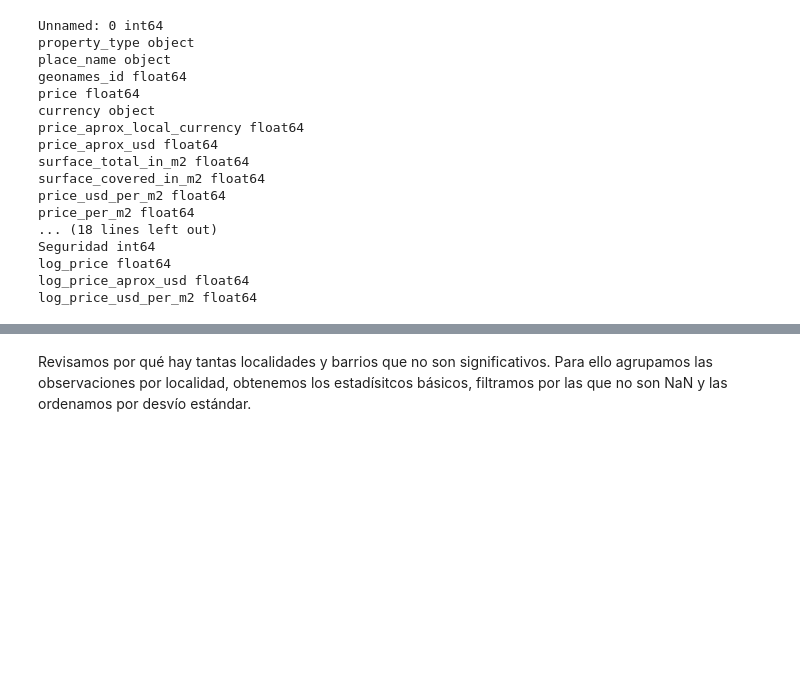
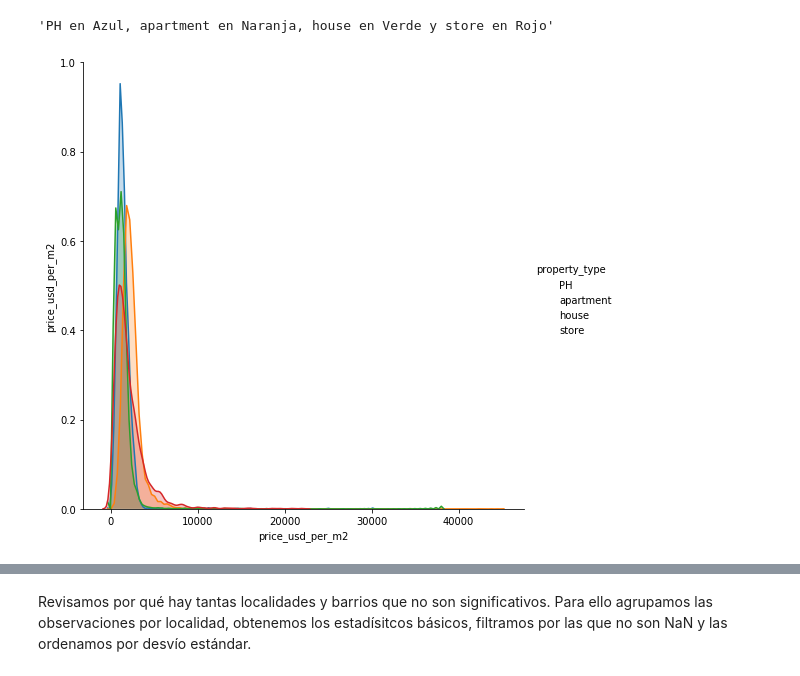
Before and after one commit to francodegio/DigitalHouse, a Jupyter notebook: Desafío 2 - Properati.ipynb, the cells around one changed output, grey strips where cells are left out. Drawn from its saved outputs; the diff is of its cells as text; code cells hidden in the pictures; blank space fills up the shorter version.

```diff
--- a/Desafío 2 - Properati.ipynb
+++ b/Desafío 2 - Properati.ipynb
@@ -36,21 +21,6 @@ df
-# %%
-for i in df.columns:
-    print(i, df[i].dtype)
-# %% [output]
-Unnamed: 0 int64
-property_type object
-place_name object
-geonames_id float64
-price float64
-currency object
-price_aprox_local_currency float64
-price_aprox_usd float64
-surface_total_in_m2 float64
-surface_covered_in_m2 float64
-price_usd_per_m2 float64
-price_per_m2 float64
-... (18 lines left out)
-Seguridad int64
-log_price float64
-log_price_aprox_usd float64
-log_price_usd_per_m2 float64
+# %%
+sns.pairplot(df, vars=['price_usd_per_m2'], hue='property_type', height=7, markers='property_type'); 'PH en Azul, \
+apartment en Naranja, house en Verde y store en Rojo'
+# %% [output]
+'PH en Azul, apartment en Naranja, house en Verde y store en Rojo'
+[figure, added]
```
Also changed, not shown: parts of 48 cells of this notebook, 1 other file.
